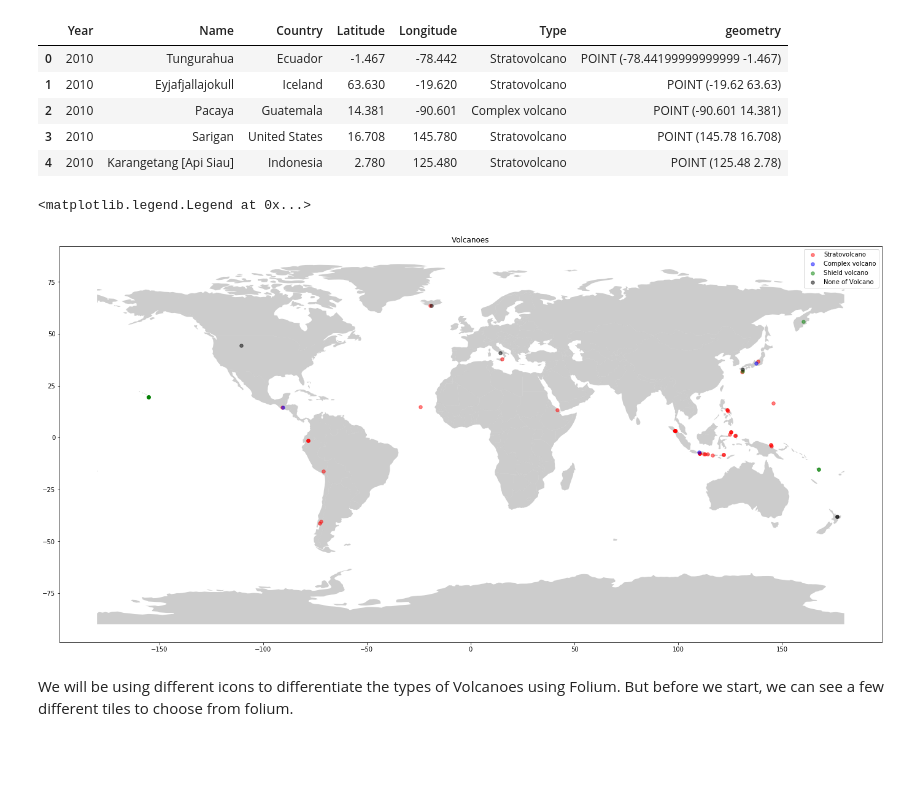
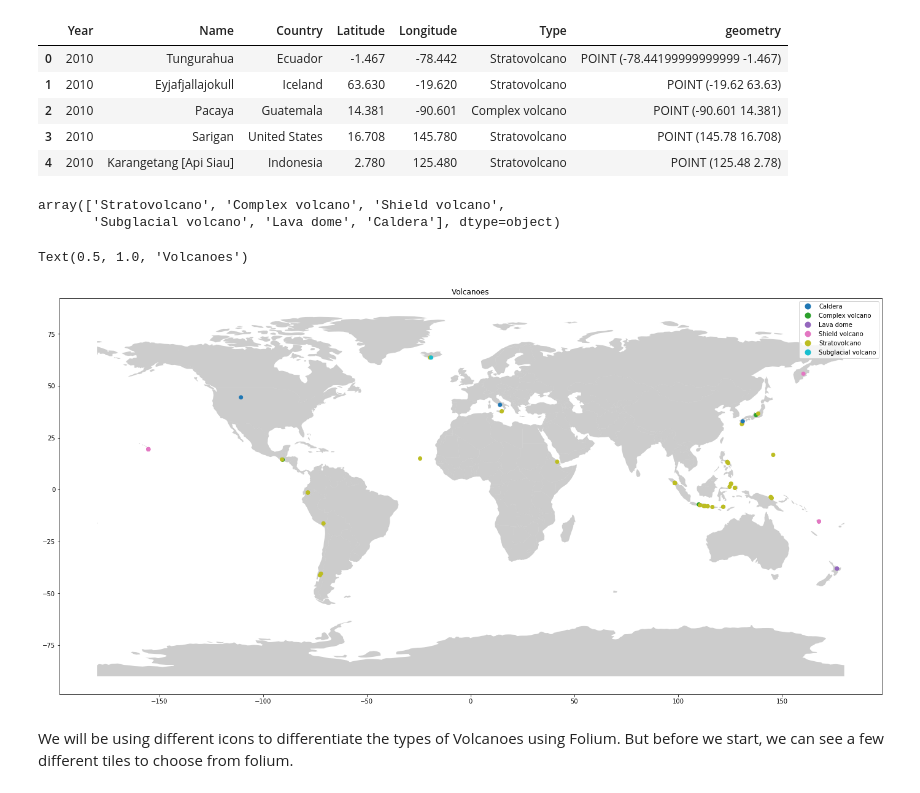
Before and after one commit to geopandas/geopandas, a Jupyter notebook: examples/plotting_with_folium.ipynb, the cells around one changed output. Cells and saved outputs as stored; diff of their text form; code cells hidden in the pictures; blank space fills up the shorter version.

```diff
--- a/examples/plotting_with_folium.ipynb
+++ b/examples/plotting_with_folium.ipynb
@@ -31,7 +33,7 @@ Type         63 non-null object
 dtypes: float64(2), int64(1), object(3)
 memory usage: 3.0+ KB
 # %%
-geometry = geopandas.points_from_xy(df.Longitude, df.Latitude))
+geometry = geopandas.points_from_xy(df.Longitude, df.Latitude)
 geo_df = geopandas.GeoDataFrame(df[['Year','Name','Country', 'Latitude', 'Longitude', 'Type']], geometry=geometry)
 
 geo_df.head()
@@ -43,19 +45,19 @@ geo_df.head()
 | 3 | 2010 | Sarigan | United States | 16.708 | 145.780 | Stratovolcano | POINT (145.78 16.708) |
 | 4 | 2010 | Karangetang [Api Siau] | Indonesia | 2.780 | 125.480 | Stratovolcano | POINT (125.48 2.78) |
 # %%
-world = geopandas.read_file(geopandas.datasets.get_path('naturalearth_lowres))
+world = geopandas.read_file(geopandas.datasets.get_path('naturalearth_lowres'))
+df.Type.unique()
+# %% [output]
+array(['Stratovolcano', 'Complex volcano', 'Shield volcano',
+       'Subglacial volcano', 'Lava dome', 'Caldera'], dtype=object)
-# %%
-fig, ax = plt.subplots(figsize = (24,18))
-world.plot(ax = ax, alpha = 0.4, color = 'grey')
-geo_df[geo_df['Type'] == 'Stratovolcano'].geometry.plot(color = 'red', ax = ax, label = 'Stratovolcano', alpha = .5, markersize = 30)
-geo_df[geo_df['Type'] == 'Complex volcano'].geometry.plot(color = 'blue', ax = ax, label = 'Complex volcano', alpha = .5, markersize = 30)
-geo_df[geo_df['Type'] == 'Shield volcano'].geometry.plot(color = 'green', ax = ax, label = 'Shield volcano', alpha = .5, markersize = 30)
-geo_df[(geo_df['Type'] != 'Stratovolcano') & (geo_df['Type'] != 'Complex volcano') & (geo_df['Type'] != 'Shield volcano')].geometry.plot(color = 'black', ax = ax, label = 'None of Volcano', alpha = .5, markersize = 30)
-plt.title('Volcanoes')
-plt.legend()
-# %% [output]
-<matplotlib.legend.Legend at 0x...>
-[figure, removed]
+# %%
+fig, ax = plt.subplots(figsize=(24,18))
+world.plot(ax=ax, alpha=0.4, color='grey')
+geo_df.plot(column='Type', ax=ax, legend=True)
+plt.title('Volcanoes')
+# %% [output]
+Text(0.5, 1.0, 'Volcanoes')
+[figure, added]
 # %% [markdown]
 We will be using different icons to differentiate the types of Volcanoes using Folium.
 But before we start, we can see a few different tiles to choose from folium.
```
Also changed, not shown: parts of 3 cells of this notebook.
